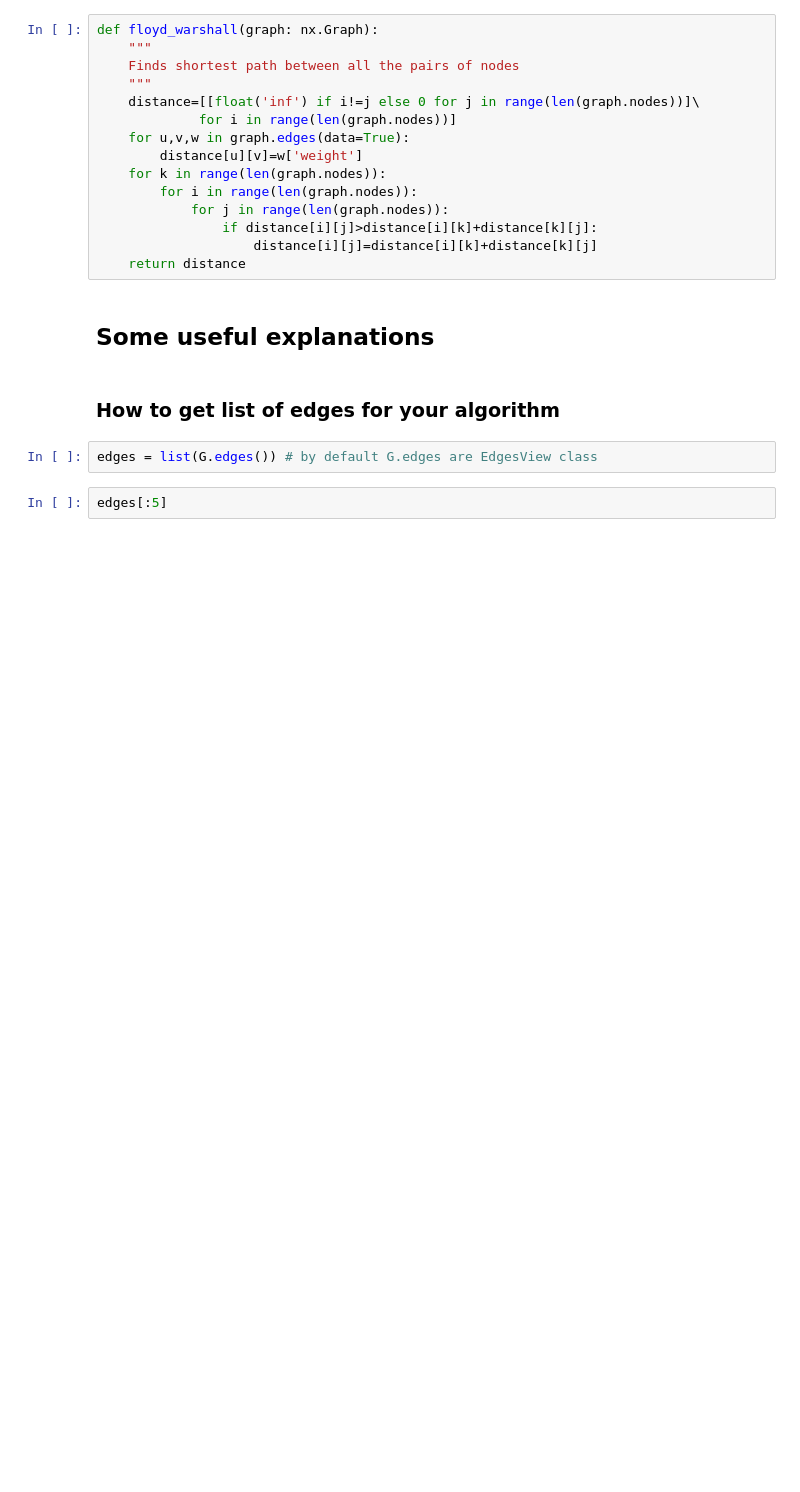
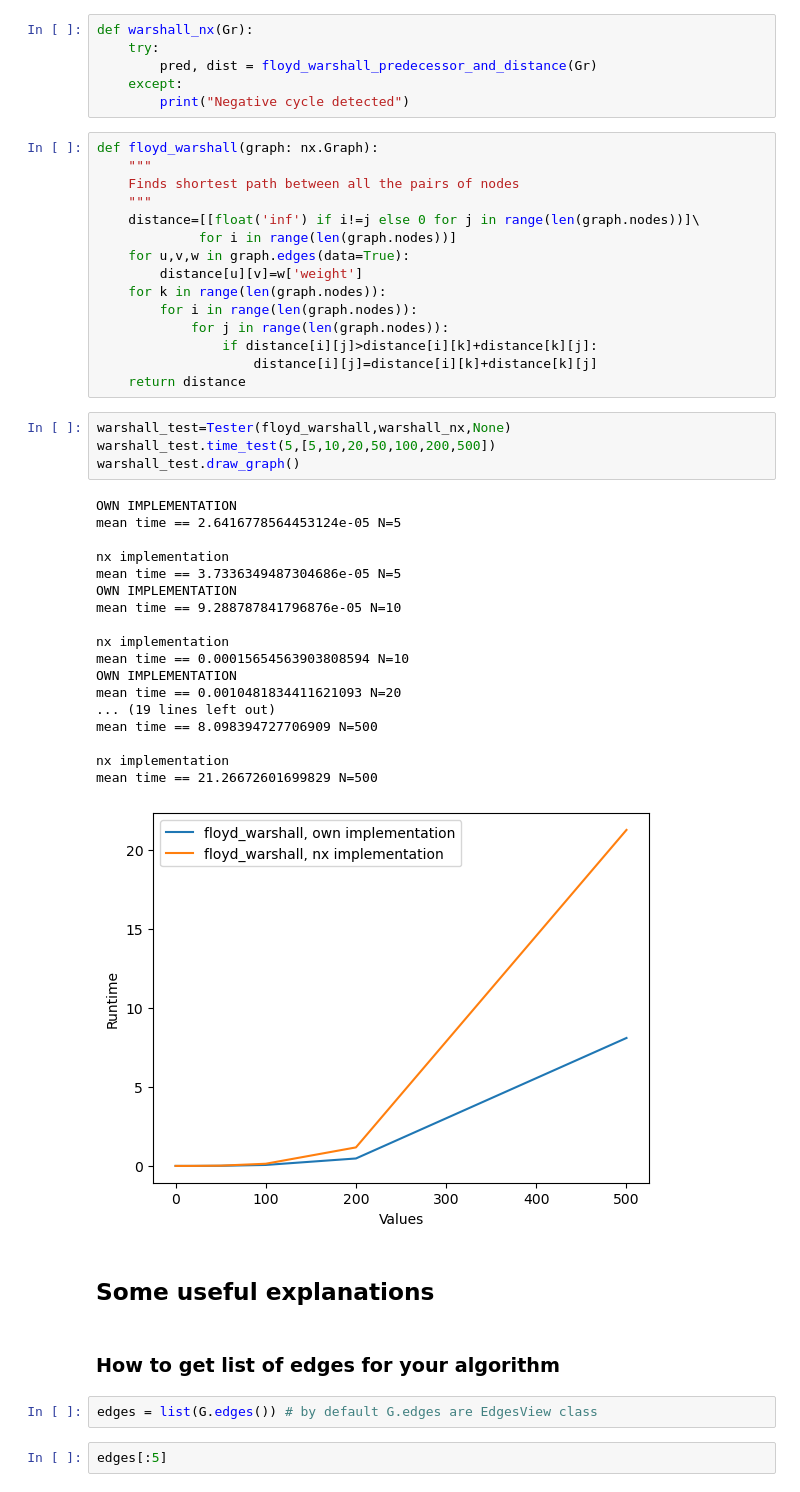
Before and after one commit to n1n1n1q/Common-Graph-Problems, a Jupyter notebook: GraphGeneration.ipynb, the cells around one changed output. Cells and saved outputs as stored; diff of their text form; blank space fills up the shorter version.

```diff
--- a/GraphGeneration.ipynb
+++ b/GraphGeneration.ipynb
@@ -303,3 +333,9 @@ Distances with 9 source: {9: 0, 0: inf, 1: inf, 2: inf, 3: inf, 4: inf, 5: inf,
+# %%
+def warshall_nx(Gr):
+    try:
+        pred, dist = floyd_warshall_predecessor_and_distance(Gr)
+    except:
+        print("Negative cycle detected")
 # %%
 def floyd_warshall(graph: nx.Graph):
     """
@@ -315,6 +351,29 @@ def floyd_warshall(graph: nx.Graph):
                 if distance[i][j]>distance[i][k]+distance[k][j]:
                     distance[i][j]=distance[i][k]+distance[k][j]
     return distance
+# %%
+warshall_test=Tester(floyd_warshall,warshall_nx,None)
+warshall_test.time_test(5,[5,10,20,50,100,200,500])
+warshall_test.draw_graph()
+# %% [output]
+OWN IMPLEMENTATION
+mean time == 2.6416778564453124e-05 N=5
+
+nx implementation
+mean time == 3.7336349487304686e-05 N=5
+OWN IMPLEMENTATION
+mean time == 9.288787841796876e-05 N=10
+
+nx implementation
+mean time == 0.00015654563903808594 N=10
+OWN IMPLEMENTATION
+mean time == 0.0010481834411621093 N=20
+... (19 lines left out)
+mean time == 8.098394727706909 N=500
+
+nx implementation
+mean time == 21.26672601699829 N=500
+[figure, added]
 # %% [markdown]
 ## Some useful explanations
 # %% [markdown]
```
Also changed, not shown: parts of 8 cells of this notebook.
